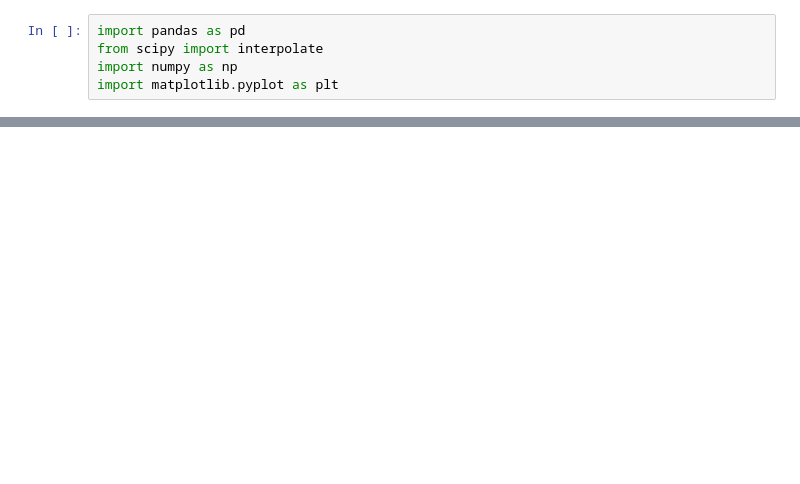
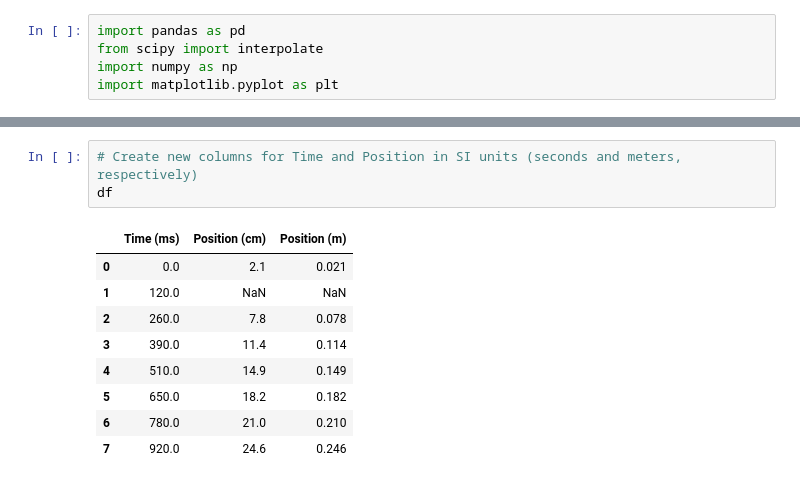
Before and after one commit to thomasgredig/worksheets, a Jupyter notebook: 18-worksheet.ipynb, the cells around one changed output, grey strips where cells are left out. Saved outputs shown, nothing was run; the diff lists cells and outputs as text; blank space fills up the shorter version.

```diff
--- a/18-worksheet.ipynb
+++ b/18-worksheet.ipynb
@@ -138,0 +124,13 @@ The End.
+# %%
+# Create new columns for Time and Position in SI units (seconds and meters, respectively)
+df
+# %% [output]
+|  | Time (ms) | Position (cm) | Position (m) |
+| 0 | 0.0 | 2.1 | 0.021 |
+| 1 | 120.0 | NaN | NaN |
+| 2 | 260.0 | 7.8 | 0.078 |
+| 3 | 390.0 | 11.4 | 0.114 |
+| 4 | 510.0 | 14.9 | 0.149 |
+| 5 | 650.0 | 18.2 | 0.182 |
+| 6 | 780.0 | 21.0 | 0.210 |
+| 7 | 920.0 | 24.6 | 0.246 |
```
Also changed, not shown: parts of 44 cells of this notebook, 1 other file.
